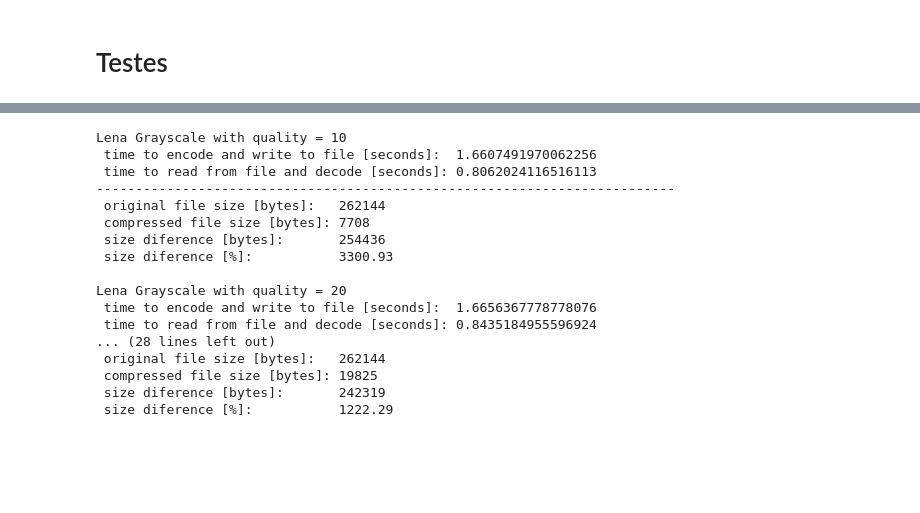
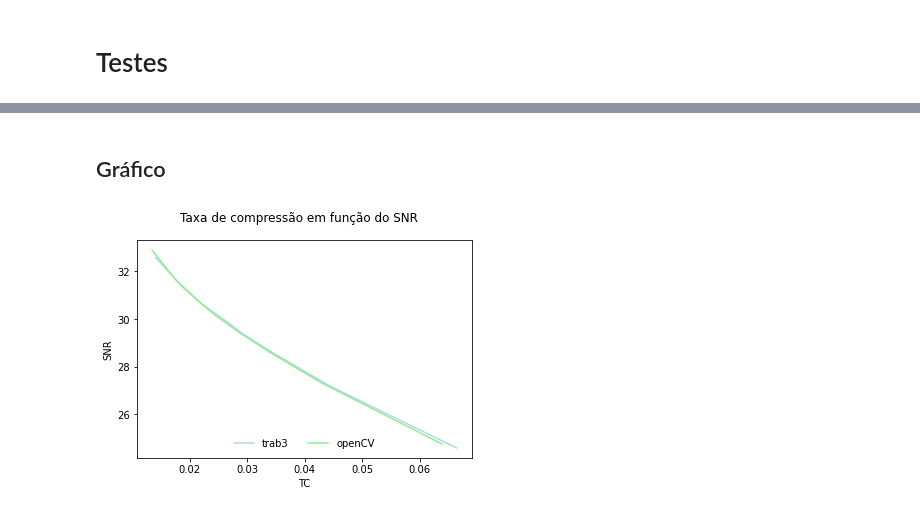
Before and after one commit to aquintelaoliveira/csm-leim-leic-2021sv, a Jupyter notebook: csm_env/_notebooks/trab-3/4NG13 _TP3.ipynb, the cells around one changed output, grey strips where cells are left out. Drawn from its saved outputs; the diff is of its cells as text; code cells hidden in the pictures; blank space fills up the shorter version.

```diff
--- a/csm_env/_notebooks/trab-3/4NG13 _TP3.ipynb
+++ b/csm_env/_notebooks/trab-3/4NG13 _TP3.ipynb
@@ -1040,7 +1006,7 @@ def jpeg_encoder(image, quality):
     rlc  = []
 
     if len(image.shape) > 2:
-        print("imagem = rgb2yuv(image)")
+        imagem = rgb2yuv(image)
     image_blocks, image_shape  = divide_to_blocks(image, 8)
 
     # first block treatment
@@ -1104,7 +1070,7 @@ def jpeg_decoder(dpcm, rlc, shape, quality):
 
     image = merge_from_blocks(image_blocks, shape, 8)
     if len(shape) > 2:
-        print("image = yuv2rgb(image)")
+        image = yuv2rgb(image)
 
     # return image
     return image
@@ -1404,0 +1302,3 @@ print(lena_color_jpeg[:,:,2])
+# %%
+# jpeg quality
+jpeg_quality = np.arange(10,81,10)
@@ -1405,58 +1314,48 @@ print(lena_color_jpeg[:,:,2])
 # %%
-quality = []
-encode_time = []
-decode_time = []
-compression_size = []
+# prepare data with trab3 functions
+jpeg_encode_time = []
+jpeg_decode_time = []
+jpeg_compression_size = []
+jpeg_TC = []
+jpeg_SNR = []
 
-for q in range(10, 51, 10):
-    quality.append(q)
+for q in jpeg_quality:
     # encode lena_gray
     t_start = time()
     dpcm_lg, rlc_lg, shape_lg = jpeg_encoder(lena_gray, q)
-    write_to_file(dpcm_lg, rlc_lg, shape_lg, f"lena_gray_encoded_file_{q}")
+    write_to_file(dpcm_lg, rlc_lg, shape_lg, f"lena_gray_encoded_file_q{q}")
     t_end = time()
     # --
-    encode_time.append( (t_end - t_start) )
+    jpeg_encode_time.append( (t_end - t_start) )
 
     # load file
-    lena_gray_encoded_file = np.load( f"{cwd}/output_data/lena_gray_encoded_file_{q}.npy" )
+    lena_gray_encoded_file = np.load( f"{cwd}/output_data/lena_gray_encoded_file_q{q}.npy" )
 
     # decode lena_gray
     t_start = time()
     _dpcm_lg, _rlc_lg, _shape_lg = read_from_file(lena_gray_encoded_file)
-    lena_gray_jpeg = jpeg_decoder(_dpcm_lg, _rlc_lg, _shape_lg, 50)
+    lena_gray_jpeg = jpeg_decoder(_dpcm_lg, _rlc_lg, _shape_lg, q)
     t_end = time()
     # --
-    decode_time.append( (t_end - t_start) )
+    jpeg_decode_time.append( (t_end - t_start) )
 
     # lena_gray_jpeg_size
-    compression_size.append( os.stat(f"{cwd}/output_data/lena_gray_encoded_file_{q}.npy").st_size )
+    jpeg_compression_size.append( os.stat(f"{cwd}/output_data/lena_gray_encoded_file_q{q}.npy").st_size )
+    jpeg_TC.append ( lena_gray_size / os.stat(f"{cwd}/output_data/lena_gray_encoded_file_q{q}.npy").st_size )
+    jpeg_SNR.append( snr(lena_gray, lena_gray_jpeg) )
-# %%
-for i in range(0, len(quality)):
-    print(f"Lena Grayscale with quality = {quality[i]}")
-    print(f" time to encode and write to file [seconds]:  {encode_time[i]}")
-    print(f" time to read from file and decode [seconds]: {decode_time[i]}")
-    print("--------------------------------------------------------------------------")
-    print(f" original file size [bytes]:   {lena_gray_size}")
-    print(f" compressed file size [bytes]: {compression_size[i]}")
-    print(f" size diference [bytes]:       {lena_gray_size - compression_size[i]}")
-    print(f" size diference [%]:           {round((lena_gray_size / compression_size[i] - 1) * 100, 2)}")
-    print()
-# %% [output]
-Lena Grayscale with quality = 10
- time to encode and write to file [seconds]:  1.6607491970062256
- time to read from file and decode [seconds]: 0.8062024116516113
---------------------------------------------------------------------------
- original file size [bytes]:   262144
- compressed file size [bytes]: 7708
- size diference [bytes]:       254436
- size diference [%]:           3300.93
-
-Lena Grayscale with quality = 20
- time to encode and write to file [seconds]:  1.6656367778778076
- time to read from file and decode [seconds]: 0.8435184955596924
-... (28 lines left out)
- original file size [bytes]:   262144
- compressed file size [bytes]: 19825
- size diference [bytes]:       242319
- size diference [%]:           1222.29
+# %% [markdown]
+<a id="grafico"></a>
+
+## Gráfico
+# %%
+fig, ax = plt.subplots()
+fig.suptitle('Taxa de compressão em função do SNR')
+ax.plot(jpeg_TC, jpeg_SNR, 'lightblue', label='trab3')
+ax.plot(openCV_TC, openCV_SNR, 'lightgreen', label='openCV')
+ax.legend(frameon=False, loc='lower center', ncol=2);
+# plot display settings
+plt.xlabel('TC')
+plt.ylabel('SNR')
+plt.show()
+# %% [output]
+[figure, added]
```
Also changed, not shown: parts of 23 cells of this notebook, 17 other files.
